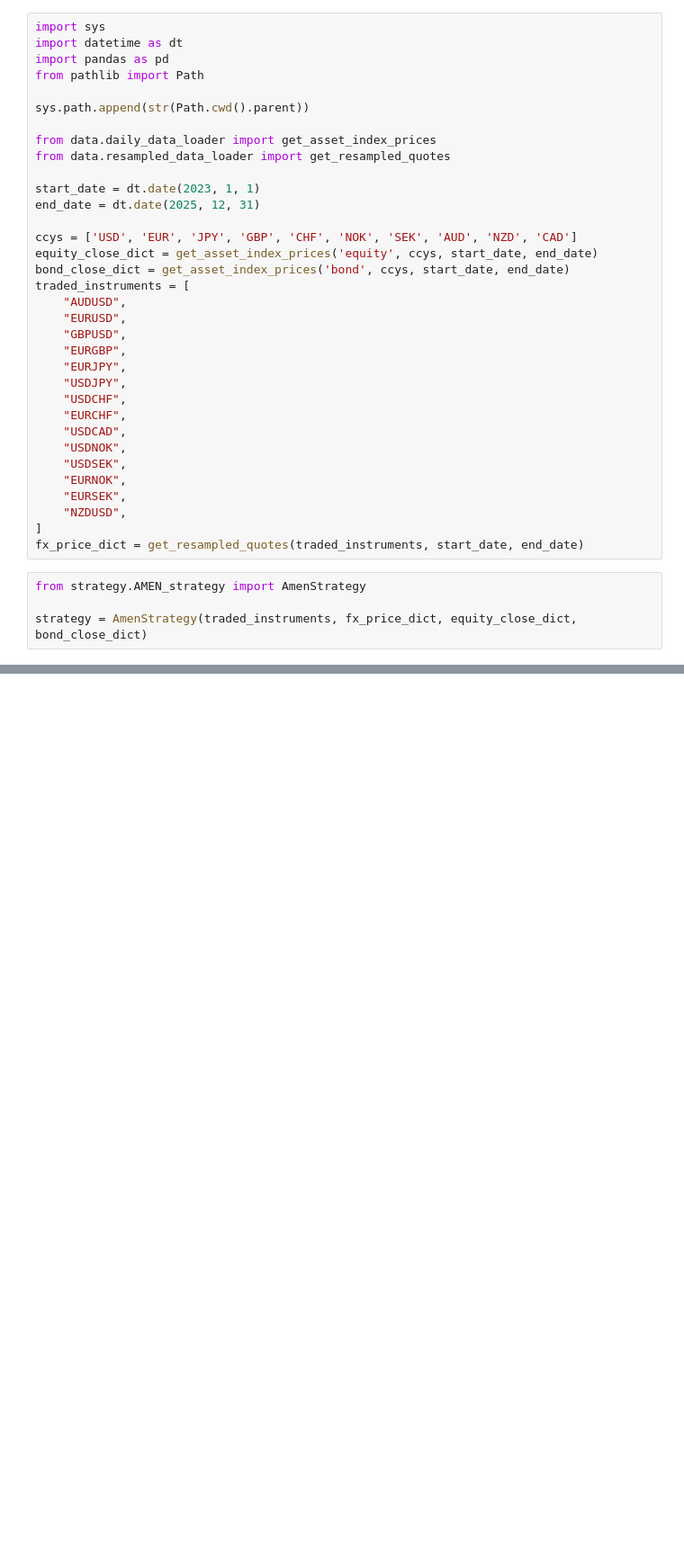
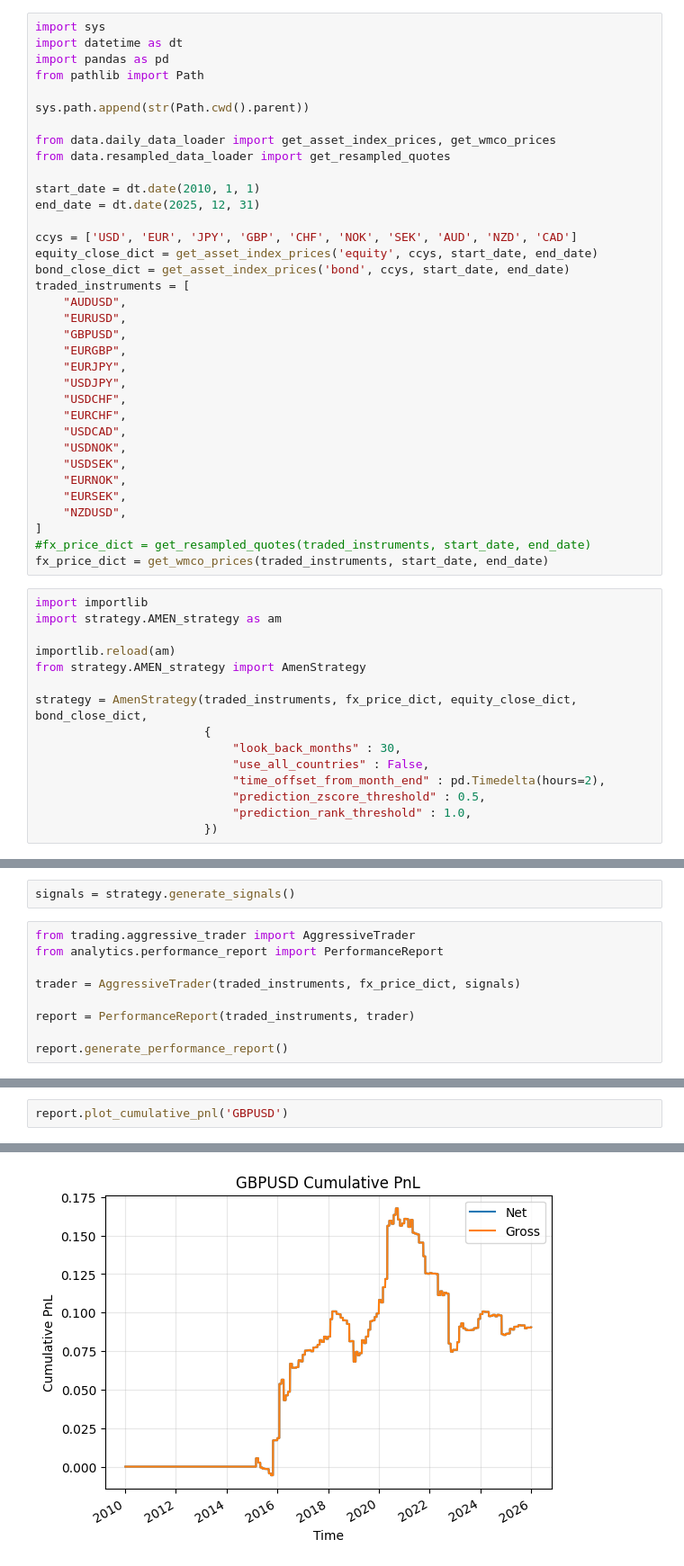
Before and after one commit to muqali/systematic-trading, a Jupyter notebook: src/systematic_trading/research/month_end.ipynb, the cells around one changed output, grey strips where cells are left out. Shown at 90% size. Drawn from its saved outputs; the diff is of its cells as text; blank space fills up the shorter version.

```diff
--- a/src/systematic_trading/research/month_end.ipynb
+++ b/src/systematic_trading/research/month_end.ipynb
@@ -6,10 +6,10 @@ from pathlib import Path
 
 sys.path.append(str(Path.cwd().parent))
 
-from data.daily_data_loader import get_asset_index_prices
+from data.daily_data_loader import get_asset_index_prices, get_wmco_prices
 from data.resampled_data_loader import get_resampled_quotes
 
-start_date = dt.date(2023, 1, 1)
+start_date = dt.date(2010, 1, 1)
 end_date = dt.date(2025, 12, 31)
 
 ccys = ['USD', 'EUR', 'JPY', 'GBP', 'CHF', 'NOK', 'SEK', 'AUD', 'NZD', 'CAD']
@@ -31,8 +31,20 @@ traded_instruments = [
     "EURSEK",
     "NZDUSD",
 ]
-fx_price_dict = get_resampled_quotes(traded_instruments, start_date, end_date)
+#fx_price_dict = get_resampled_quotes(traded_instruments, start_date, end_date)
+fx_price_dict = get_wmco_prices(traded_instruments, start_date, end_date)
 # %%
+import importlib
+import strategy.AMEN_strategy as am
+
+importlib.reload(am)
 from strategy.AMEN_strategy import AmenStrategy
 
-strategy = AmenStrategy(traded_instruments, fx_price_dict, equity_close_dict, bond_close_dict)
+strategy = AmenStrategy(traded_instruments, fx_price_dict, equity_close_dict, bond_close_dict,
+                        {
+                            "look_back_months" : 30,
+                            "use_all_countries" : False,
+                            "time_offset_from_month_end" : pd.Timedelta(hours=2),
+                            "prediction_zscore_threshold" : 0.5,
+                            "prediction_rank_threshold" : 1.0,
+                        })
@@ -64,0 +51,11 @@ equity_close_dict
+# %%
+signals = strategy.generate_signals()
+# %%
+from trading.aggressive_trader import AggressiveTrader
+from analytics.performance_report import PerformanceReport
+
+trader = AggressiveTrader(traded_instruments, fx_price_dict, signals)
+
+report = PerformanceReport(traded_instruments, trader)
+
+report.generate_performance_report()
@@ -64,0 +78,3 @@ equity_close_dict
+# %%
+report.plot_cumulative_pnl('GBPUSD')
+# %% [output]
@@ -64,0 +82 @@ equity_close_dict
+[figure, added]
```
Also changed, not shown: parts of 7 cells of this notebook, 2 other files.
